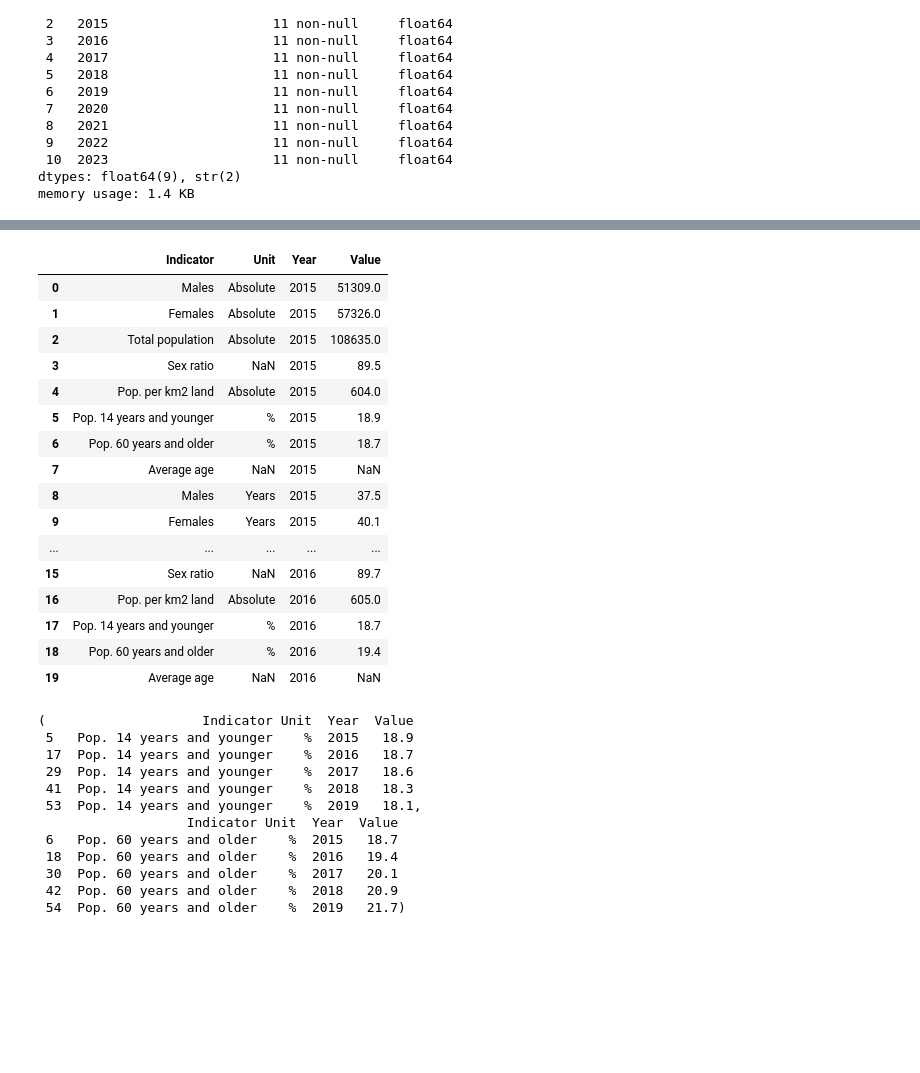
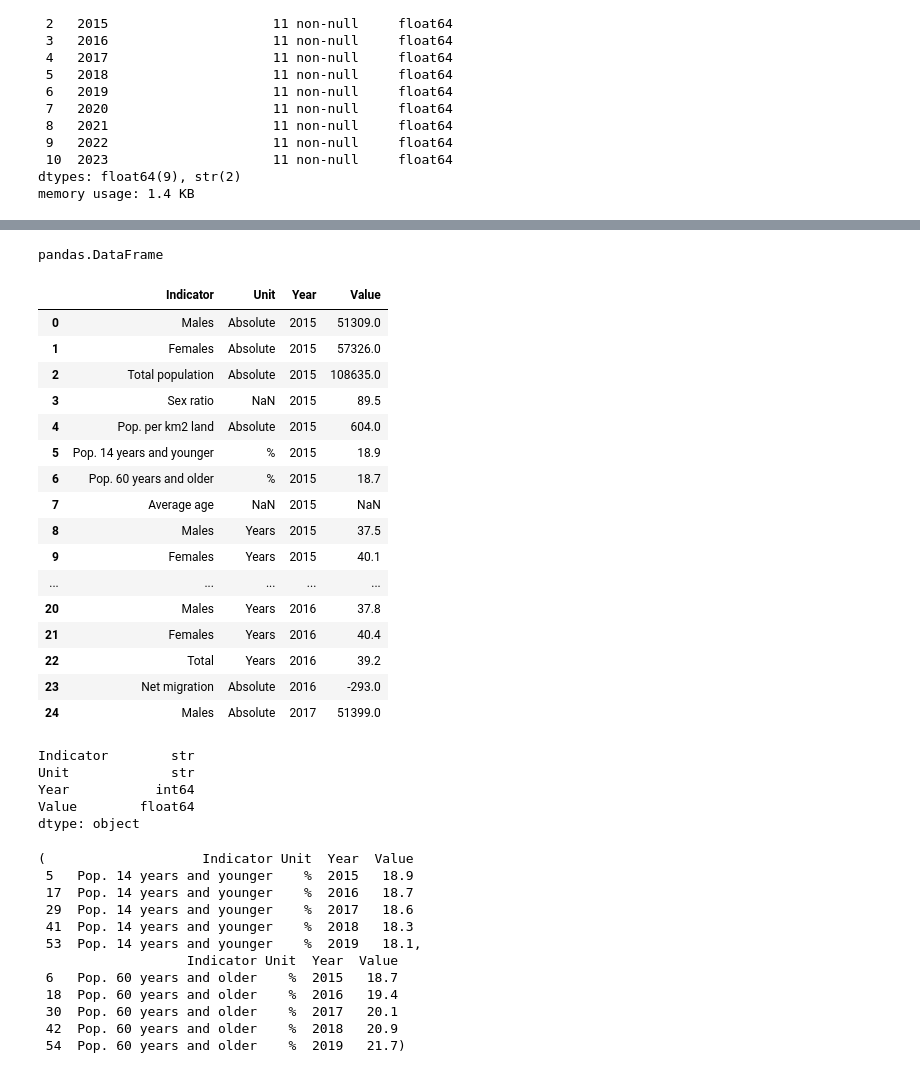
Before and after one commit to GirelliG-it/aruba_population_analyses, a Jupyter notebook: notebooks/First_Demographic_Analysis.ipynb, the cells around one changed output, grey strips where cells are left out. Cells and saved outputs as stored; diff of their text form; code cells hidden in the pictures; blank space fills up the shorter version.

```diff
--- a/notebooks/First_Demographic_Analysis.ipynb
+++ b/notebooks/First_Demographic_Analysis.ipynb
@@ -86,26 +100,40 @@ df_long = df_wide.melt(
     var_name="Year",
     value_name="Value"
 )
+# %%
+type(df_long)
+# %% [output]
+pandas.DataFrame
+# %%
+df_long["Year"] = df_long["Year"].astype(int)
 # %%
-df_long.head(20)
+df_long.head(25)
 # %% [output]
 |  | Indicator | Unit | Year | Value |
 | 0 | Males | Absolute | 2015 | 51309.0 |
 | 1 | Females | Absolute | 2015 | 57326.0 |
 | 2 | Total population | Absolute | 2015 | 108635.0 |
 | 3 | Sex ratio | NaN | 2015 | 89.5 |
 | 4 | Pop. per km2 land | Absolute | 2015 | 604.0 |
 | 5 | Pop. 14 years and younger | % | 2015 | 18.9 |
 | 6 | Pop. 60 years and older | % | 2015 | 18.7 |
 | 7 | Average age | NaN | 2015 | NaN |
 | 8 | Males | Years | 2015 | 37.5 |
 | 9 | Females | Years | 2015 | 40.1 |
 | ... | ... | ... | ... | ... |
-| 15 | Sex ratio | NaN | 2016 | 89.7 |
-| 16 | Pop. per km2 land | Absolute | 2016 | 605.0 |
-| 17 | Pop. 14 years and younger | % | 2016 | 18.7 |
-| 18 | Pop. 60 years and older | % | 2016 | 19.4 |
-| 19 | Average age | NaN | 2016 | NaN |
+| 20 | Males | Years | 2016 | 37.8 |
+| 21 | Females | Years | 2016 | 40.4 |
+| 22 | Total | Years | 2016 | 39.2 |
+| 23 | Net migration | Absolute | 2016 | -293.0 |
+| 24 | Males | Absolute | 2017 | 51399.0 |
+# %%
+df_long.dtypes
+# %% [output]
+Indicator        str
+Unit             str
+Year           int64
+Value        float64
+dtype: object
 # %%
 youth_pop = df_long[df_long["Indicator"]=="Pop. 14 years and younger"]
 elderly_pop = df_long[df_long["Indicator"]=="Pop. 60 years and older"]
```
Also changed, not shown: parts of 5 cells of this notebook, 4 other files.
